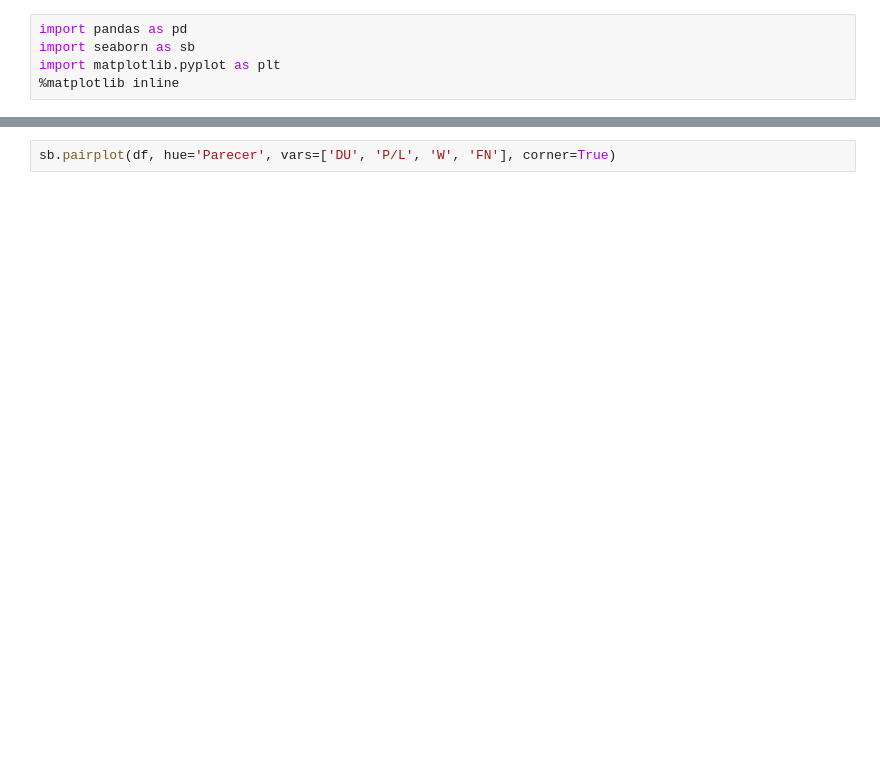
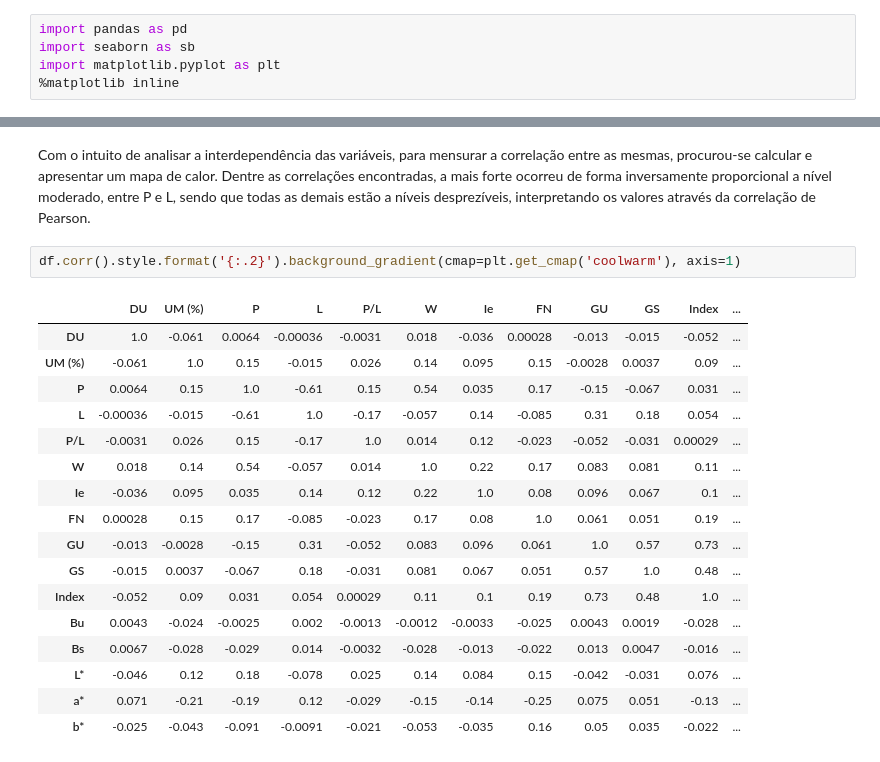
Before and after one commit to JandreiSS/RNA-Farinha-de-Trigo, a Jupyter notebook: RNA Farinha de Trigo - Biscoitos e Massas.ipynb, the cells around one changed output, grey strips where cells are left out. Cells and saved outputs as stored; diff of their text form; blank space fills up the shorter version.

```diff
--- a/RNA Farinha de Trigo - Biscoitos e Massas.ipynb
+++ b/RNA Farinha de Trigo - Biscoitos e Massas.ipynb
@@ -293,2 +329,22 @@ df.describe()
-# %%
-sb.pairplot(df, hue='Parecer', vars=['DU', 'P/L', 'W', 'FN'], corner=True)
+# %% [markdown]
+Com o intuito de analisar a interdependência das variáveis, para mensurar a correlação entre as mesmas, procurou-se calcular e apresentar um mapa de calor. Dentre as correlações encontradas, a mais forte ocorreu de forma inversamente proporcional a nível moderado, entre P e L, sendo que todas as demais estão a níveis desprezíveis, interpretando os valores através da correlação de Pearson.
+# %%
+df.corr().style.format('{:.2}').background_gradient(cmap=plt.get_cmap('coolwarm'), axis=1)
+# %% [output]
+|  | DU | UM (%) | P | L | P/L | W | Ie | FN | GU | GS | Index | ... |
+| DU | 1.0 | -0.061 | 0.0064 | -0.00036 | -0.0031 | 0.018 | -0.036 | 0.00028 | -0.013 | -0.015 | -0.052 | ... |
+| UM (%) | -0.061 | 1.0 | 0.15 | -0.015 | 0.026 | 0.14 | 0.095 | 0.15 | -0.0028 | 0.0037 | 0.09 | ... |
+| P | 0.0064 | 0.15 | 1.0 | -0.61 | 0.15 | 0.54 | 0.035 | 0.17 | -0.15 | -0.067 | 0.031 | ... |
+| L | -0.00036 | -0.015 | -0.61 | 1.0 | -0.17 | -0.057 | 0.14 | -0.085 | 0.31 | 0.18 | 0.054 | ... |
+| P/L | -0.0031 | 0.026 | 0.15 | -0.17 | 1.0 | 0.014 | 0.12 | -0.023 | -0.052 | -0.031 | 0.00029 | ... |
+| W | 0.018 | 0.14 | 0.54 | -0.057 | 0.014 | 1.0 | 0.22 | 0.17 | 0.083 | 0.081 | 0.11 | ... |
+| Ie | -0.036 | 0.095 | 0.035 | 0.14 | 0.12 | 0.22 | 1.0 | 0.08 | 0.096 | 0.067 | 0.1 | ... |
+| FN | 0.00028 | 0.15 | 0.17 | -0.085 | -0.023 | 0.17 | 0.08 | 1.0 | 0.061 | 0.051 | 0.19 | ... |
+| GU | -0.013 | -0.0028 | -0.15 | 0.31 | -0.052 | 0.083 | 0.096 | 0.061 | 1.0 | 0.57 | 0.73 | ... |
+| GS | -0.015 | 0.0037 | -0.067 | 0.18 | -0.031 | 0.081 | 0.067 | 0.051 | 0.57 | 1.0 | 0.48 | ... |
+| Index | -0.052 | 0.09 | 0.031 | 0.054 | 0.00029 | 0.11 | 0.1 | 0.19 | 0.73 | 0.48 | 1.0 | ... |
+| Bu | 0.0043 | -0.024 | -0.0025 | 0.002 | -0.0013 | -0.0012 | -0.0033 | -0.025 | 0.0043 | 0.0019 | -0.028 | ... |
+| Bs | 0.0067 | -0.028 | -0.029 | 0.014 | -0.0032 | -0.028 | -0.013 | -0.022 | 0.013 | 0.0047 | -0.016 | ... |
+| L* | -0.046 | 0.12 | 0.18 | -0.078 | 0.025 | 0.14 | 0.084 | 0.15 | -0.042 | -0.031 | 0.076 | ... |
+| a* | 0.071 | -0.21 | -0.19 | 0.12 | -0.029 | -0.15 | -0.14 | -0.25 | 0.075 | 0.051 | -0.13 | ... |
+| b* | -0.025 | -0.043 | -0.091 | -0.0091 | -0.021 | -0.053 | -0.035 | 0.16 | 0.05 | 0.035 | -0.022 | ... |
```
Also changed, not shown: parts of 21 cells of this notebook.
